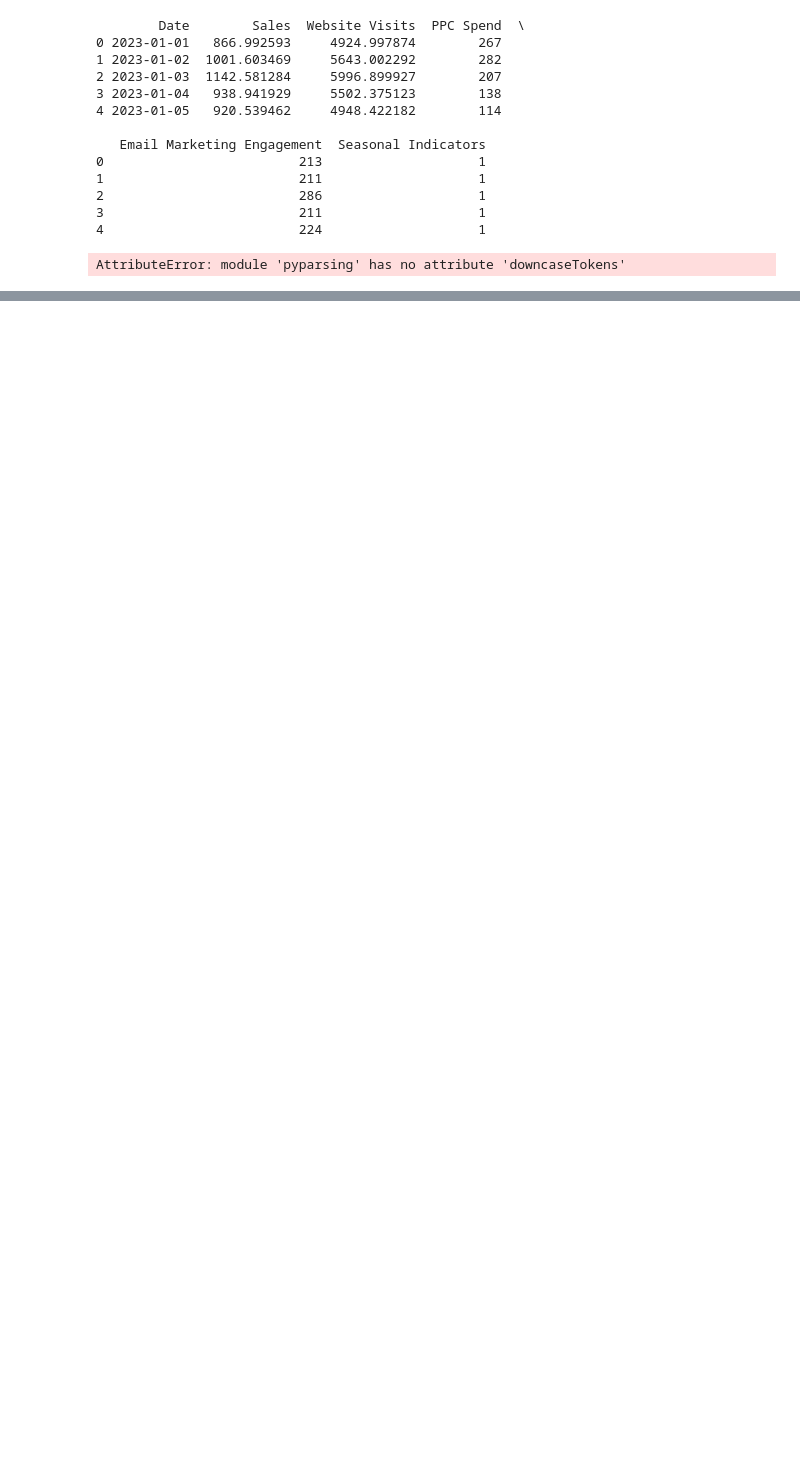
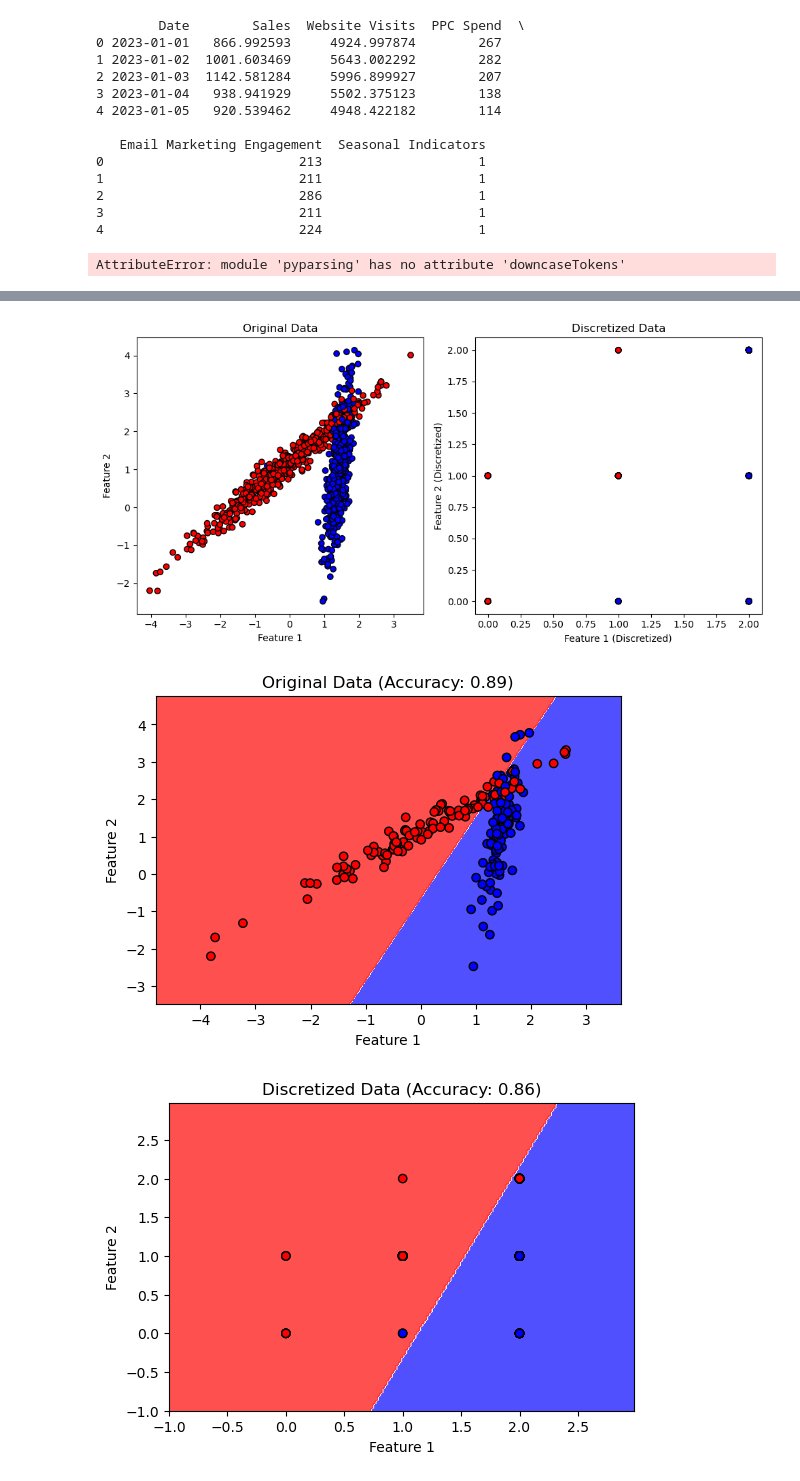
Before and after one commit to DiogoRibeiro7/Medium-Blog, a Jupyter notebook: causal inference in marketing analytics /causal_inference.ipynb, the cells around one changed output, grey strips where cells are left out. Drawn from its saved outputs; the diff is of its cells as text; code cells hidden in the pictures; blank space fills up the shorter version.

Commit message:
work: discretization

```diff
--- a/causal inference in marketing analytics /causal_inference.ipynb
+++ b/causal inference in marketing analytics /causal_inference.ipynb
@@ -68,0 +176,70 @@ AttributeError: module 'pyparsing' has no attribute 'downcaseTokens'
+# %%
+import numpy as np
+import matplotlib.pyplot as plt
+from sklearn.datasets import make_classification
+from sklearn.model_selection import train_test_split
+from sklearn.preprocessing import KBinsDiscretizer, OneHotEncoder
+from sklearn.linear_model import LogisticRegression
+from sklearn.metrics import accuracy_score
+
+# Step 1: Generate synthetic data
+X, y = make_classification(n_samples=1000, n_features=4, n_classes=2, n_clusters_per_class=1, random_state=42)
+
+# Step 2: Visualize the original data
+plt.figure(figsize=(10, 5))
+plt.subplot(1, 2, 1)
+plt.scatter(X[:, 0], X[:, 1], c=y, cmap=plt.cm.bwr, edgecolors='k')
+plt.title('Original Data')
+plt.xlabel('Feature 1')
+plt.ylabel('Feature 2')
+
+# Step 3: Perform feature discretization
+discretizer = KBinsDiscretizer(n_bins=3, encode='ordinal', strategy='uniform')
+X_discretized = discretizer.fit_transform(X[:, :2])
+
+# Step 4: Visualize the discretized data
+plt.subplot(1, 2, 2)
+plt.scatter(X_discretized[:, 0], X_discretized[:, 1], c=y, cmap=plt.cm.bwr, edgecolors='k')
+plt.title('Discretized Data')
+plt.xlabel('Feature 1 (Discretized)')
+plt.ylabel('Feature 2 (Discretized)')
+plt.tight_layout()
+plt.show()
+
+# Step 5: Train a logistic regression model on the original data
+X_train, X_test, y_train, y_test = train_test_split(X[:, :2], y, test_size=0.2, random_state=42)
+model_original = LogisticRegression()
+model_original.fit(X_train, y_train)
+y_pred_original = model_original.predict(X_test)
+accuracy_original = accuracy_score(y_test, y_pred_original)
+
+# Step 6: Train a logistic regression model on the discretized data
+X_train_discretized, X_test_discretized, _, _ = train_test_split(X_discretized, y, test_size=0.2, random_state=42)
+model_discretized = LogisticRegression()
+model_discretized.fit(X_train_discretized, y_train)
+y_pred_discretized = model_discretized.predict(X_test_discretized)
+accuracy_discretized = accuracy_score(y_test, y_pred_discretized)
+
+# Step 7: Plot decision boundaries for both models
+def plot_decision_boundary(model, X, y, title):
+    plt.figure(figsize=(6, 4))
+    h = .02  # step size in the mesh
+    x_min, x_max = X[:, 0].min() - 1, X[:, 0].max() + 1
+    y_min, y_max = X[:, 1].min() - 1, X[:, 1].max() + 1
+    xx, yy = np.meshgrid(np.arange(x_min, x_max, h),
+                         np.arange(y_min, y_max, h))
+    Z = model.predict(np.c_[xx.ravel(), yy.ravel()])
+    Z = Z.reshape(xx.shape)
+    plt.contourf(xx, yy, Z, cmap=plt.cm.bwr, alpha=0.8)
+    plt.scatter(X[:, 0], X[:, 1], c=y, cmap=plt.cm.bwr, edgecolors='k')
+    plt.title(title)
+    plt.xlabel('Feature 1')
+    plt.ylabel('Feature 2')
+    plt.show()
+
+plot_decision_boundary(model_original, X_test, y_test, f'Original Data (Accuracy: {accuracy_original:.2f})')
+plot_decision_boundary(model_discretized, X_test_discretized, y_test, f'Discretized Data (Accuracy: {accuracy_discretized:.2f})')
+# %% [output]
+[figure, added]
+[figure, added]
+[figure, added]
```
Also changed, not shown: parts of 2 cells of this notebook.
